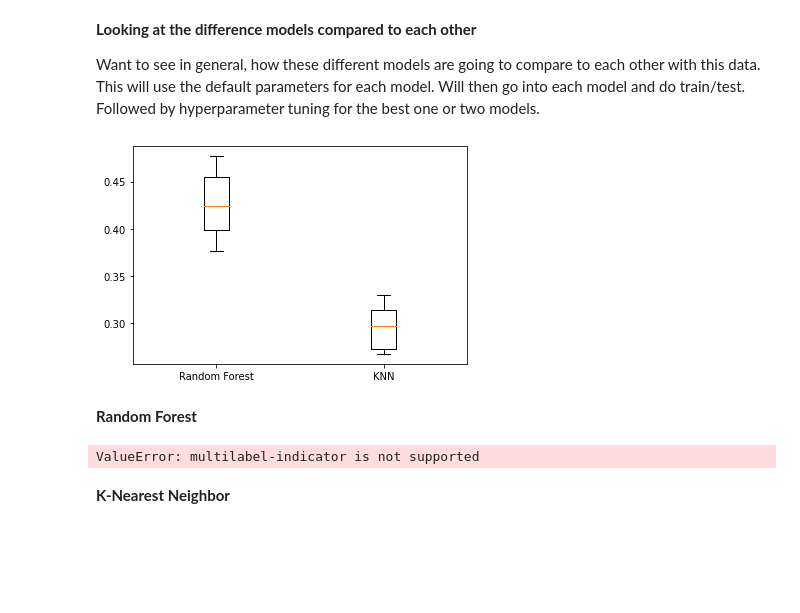
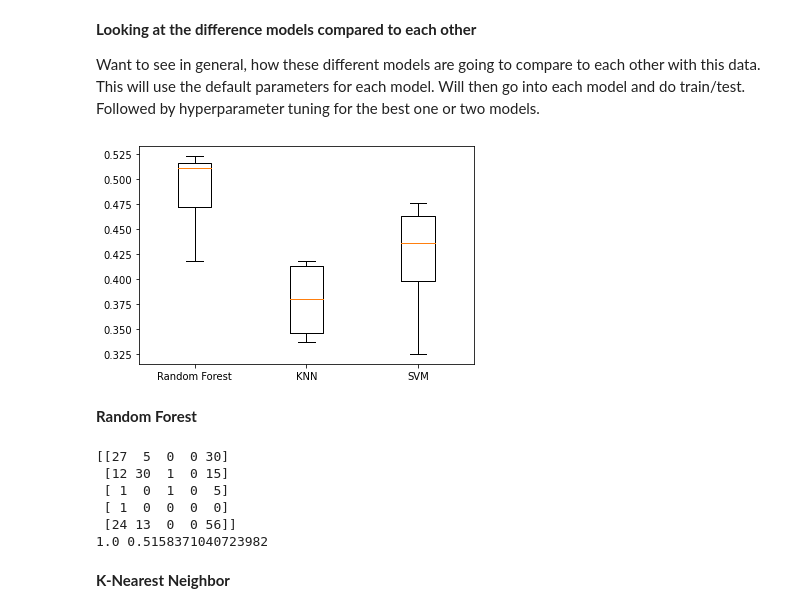
Before and after one commit to ashleyg16/Capstone2, a Jupyter notebook: Capstone 2 Modeling.ipynb, the cells around one changed output. Saved outputs shown, nothing was run; the diff lists cells and outputs as text; code cells hidden in the pictures; blank space fills up the shorter version.

```diff
--- a/Capstone 2 Modeling.ipynb
+++ b/Capstone 2 Modeling.ipynb
@@ -36,15 +52,15 @@ from sklearn.metrics import confusion_matrix
 # %%
 models = {'Random Forest': RandomForestClassifier(), 'KNN': KNeighborsClassifier(), 'SVM': SVC()}
 results = []
 for model in models.values():
     kf = KFold(n_splits = 6, random_state = 42, shuffle = True)
-    cv_results = cross_val_score(model, X_train, y_train, cv=kf)
+    cv_results = cross_val_score(model, X_train, y_train.values.ravel(), cv=kf)
     results.append(cv_results)
 
 plt.boxplot(results, labels = models.keys())
 plt.show()
 # %% [output]
-[figure, old version]
+[figure, new version]
 # %% [markdown]
 **Random Forest**
 # %%
@@ -57,8 +84,15 @@ y_pred = rf.predict(X_test)
 cf_matrix = confusion_matrix(y_test, y_pred)
 train_acc_rf = rf.score(X_train, y_train)
 test_acc_rf = rf.score(X_test, y_test)
+print(cf_matrix)
+print(train_acc_rf, test_acc_rf)
 # %% [output]
-ValueError: multilabel-indicator is not supported
+[[27  5  0  0 30]
+ [12 30  1  0 15]
+ [ 1  0  1  0  5]
+ [ 1  0  0  0  0]
+ [24 13  0  0 56]]
+1.0 0.5158371040723982
 # %% [markdown]
 **K-Nearest Neighbor**
 # %%
```
Also changed, not shown: parts of 9 cells of this notebook.
